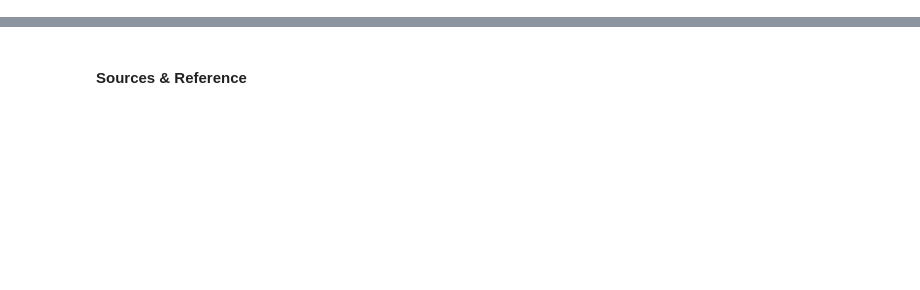
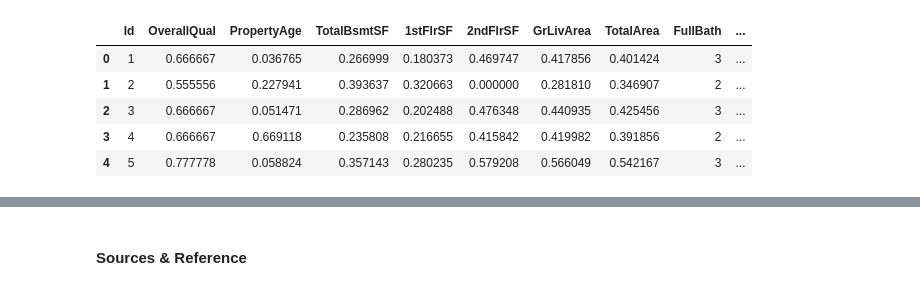
Before and after one commit to Tommo565/kaggle-house-prices, a Jupyter notebook: main.ipynb, the cells around one changed output, grey strips where cells are left out. Cells and saved outputs as stored; diff of their text form; code cells hidden in the pictures; blank space fills up the shorter version.

```diff
--- a/main.ipynb
+++ b/main.ipynb
@@ -19,0 +19,14 @@ infile = './data/transformed_data/model.csv'
+# %%
+train_in = './data/transformed_data/model_train.csv'
+test_in = './data/transformed_data/model_test.csv'
+# %%
+# Parameters
+df_train = pd.read_csv(train_in)
+df_train.head()
+# %% [output]
+|  | Id | OverallQual | PropertyAge | TotalBsmtSF | 1stFlrSF | 2ndFlrSF | GrLivArea | TotalArea | FullBath | ... |
+| 0 | 1 | 0.666667 | 0.036765 | 0.266999 | 0.180373 | 0.469747 | 0.417856 | 0.401424 | 3 | ... |
+| 1 | 2 | 0.555556 | 0.227941 | 0.393637 | 0.320663 | 0.000000 | 0.281810 | 0.346907 | 2 | ... |
+| 2 | 3 | 0.666667 | 0.051471 | 0.286962 | 0.202488 | 0.476348 | 0.440935 | 0.425456 | 3 | ... |
+| 3 | 4 | 0.666667 | 0.669118 | 0.235808 | 0.216655 | 0.415842 | 0.419982 | 0.391856 | 2 | ... |
+| 4 | 5 | 0.777778 | 0.058824 | 0.357143 | 0.280235 | 0.579208 | 0.566049 | 0.542167 | 3 | ... |
```
Also changed, not shown: parts of 20 cells of this notebook, 20 other files.
